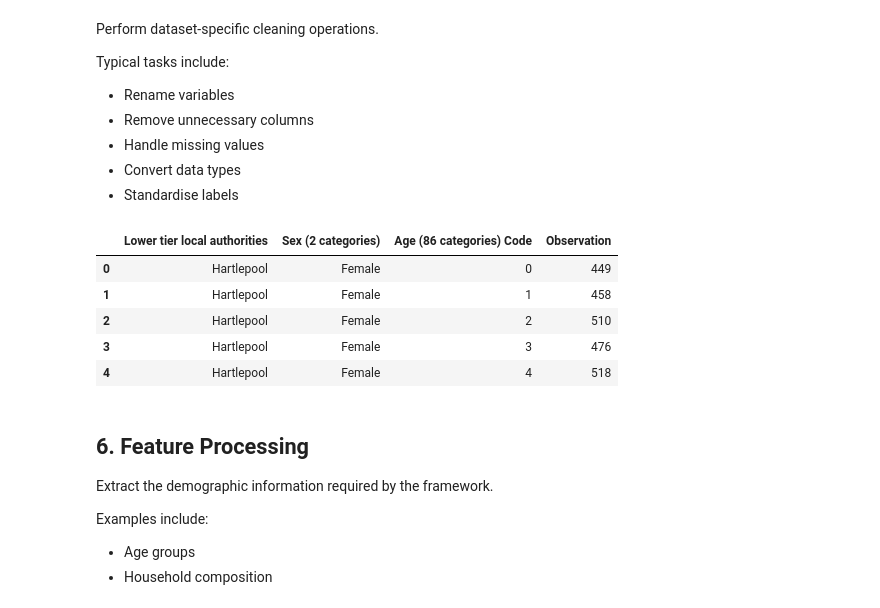
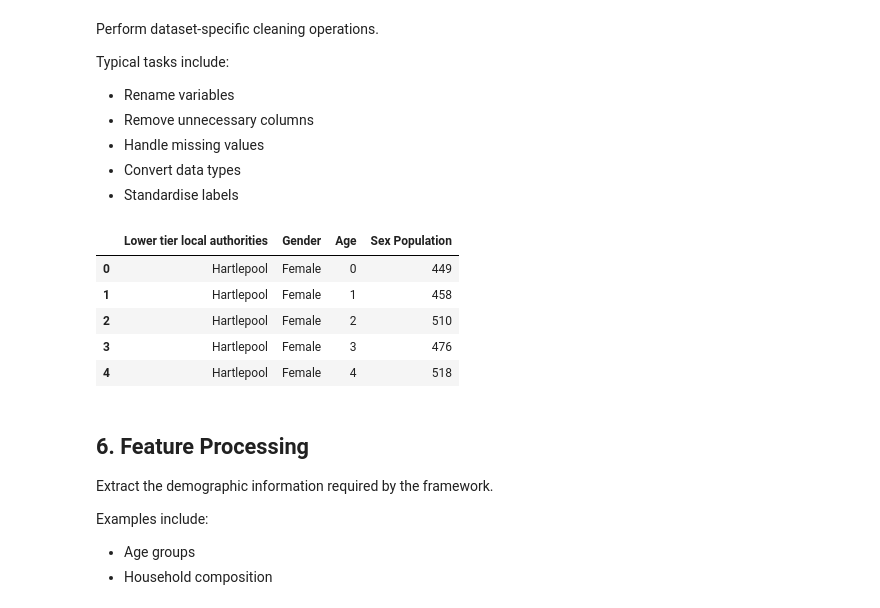
Before and after one commit to yuxinjiang1205/mobility-modelling-framework, a Jupyter notebook: notebooks/demographic/gender_dataset.ipynb, the cells around one changed output. Saved outputs shown, nothing was run; the diff lists cells and outputs as text; code cells hidden in the pictures.

Commit message:
Rename demographic dataset columns

```diff
--- a/notebooks/demographic/gender_dataset.ipynb
+++ b/notebooks/demographic/gender_dataset.ipynb
@@ -130,14 +130,21 @@ Typical tasks include:
 # %%
 # Cleaning code
 selected_columns = ['Lower tier local authorities',
                     'Sex (2 categories)',
                     'Age (86 categories) Code',
                     'Observation']
 
 df_processed = df_processed[selected_columns]
+
+df_processed = df_processed.rename(columns={
+    'Sex (2 categories)': 'Gender',
+    'Age (86 categories) Code': 'Age',
+    'Observation': 'Sex Population'
+})
+
 df_processed.head()
 # %% [output]
-|  | Lower tier local authorities | Sex (2 categories) | Age (86 categories) Code | Observation |
+|  | Lower tier local authorities | Gender | Age | Sex Population |
 | 0 | Hartlepool | Female | 0 | 449 |
 | 1 | Hartlepool | Female | 1 | 458 |
 | 2 | Hartlepool | Female | 2 | 510 |
```
Also changed, not shown: parts of 3 cells of this notebook, 14 other files.
